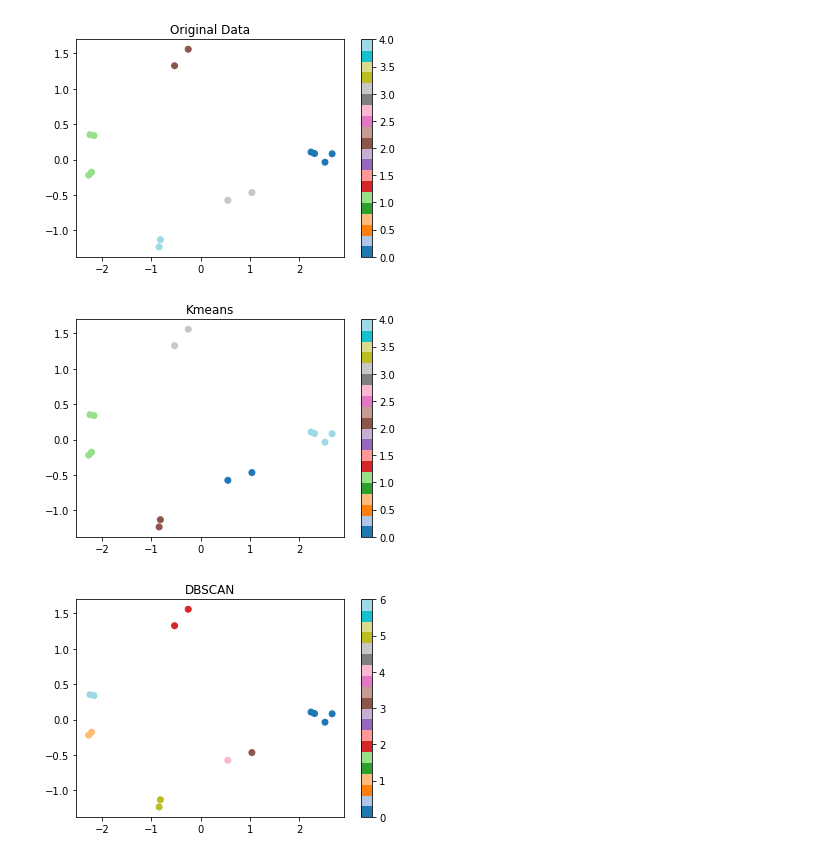
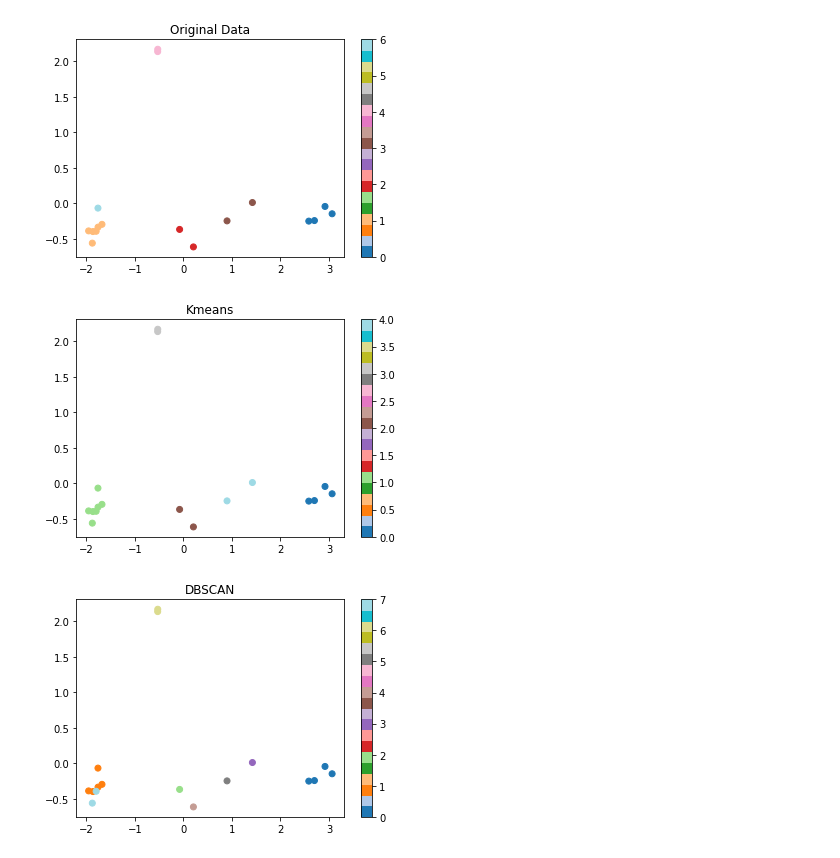
Before and after one commit to devwithpug/RandHand-Chat, a Jupyter notebook: handDetection/static_image/analysis2.ipynb, the cells around one changed output. Cells and saved outputs as stored; diff of their text form; code cells hidden in the pictures.

```diff
--- a/handDetection/static_image/analysis2.ipynb
+++ b/handDetection/static_image/analysis2.ipynb
@@ -5,8 +5,8 @@ import pandas as pd
 # csv 파일로 변경된 데이터 값 불러오기
 
 data = pd.read_csv('dataSets/mediapipe.csv')
-df = pd.DataFrame()
 column = data.columns
+data= data.iloc[:,1:]
 
 data
 # %% [output]
@@ -52,19 +52,21 @@ for c, v in zip(vector_columnList, vector_direction):
 # %%
 # 필요한 각도 계산
 
-degree_list = [[1,2], [2,3], [4,5], [5,6], [6,7], [8,9], [9,10], [10,11], [12,13], [13,14],
+degree_list1 = [[0,3],[5,9],[9,13],[13,17]]
+degree_list2 = [[1,2], [2,3], [4,5], [5,6], [6,7], [8,9], [9,10], [10,11], [12,13], [13,14],
                 [14,15], [16,17], [17,18], [18,19]]
 
 result = pd.DataFrame()
 
-for d in degree_list:
+for d in degree_list1:
+    a= vector_data[d[0]].x*vector_data[d[1]].x + vector_data[d[0]].y*vector_data[d[1]].y + vector_data[d[0]].z*vector_data[d[1]].z
+    b=((vector_data[d[0]].x**2 + vector_data[d[0]].y**2 + vector_data[d[0]].z**2)**0.5)*((vector_data[d[1]].x**2 + vector_data[d[1]].y**2 + vector_data[d[1]].z**2)**0.5)
+    result['vec'+str(d[0])+'-'+str(d[1])] = np.arccos(a/b)
+
+for d in degree_list2:
     a= -vector_data[d[0]].x*vector_data[d[1]].x -vector_data[d[0]].y*vector_data[d[1]].y - vector_data[d[0]].z*vector_data[d[1]].z
     b=((vector_data[d[0]].x**2 + vector_data[d[0]].y**2 + vector_data[d[0]].z**2)**0.5)*((vector_data[d[1]].x**2 + vector_data[d[1]].y**2 + vector_data[d[1]].z**2)**0.5)
     result['vec'+str(d[0])+'-'+str(d[1])] = np.arccos(a/b)
 
-a= vector_data[0].x*vector_data[3].x + vector_data[0].y*vector_data[3].y + vector_data[0].z*vector_data[3].z
-b=((vector_data[0].x**2 + vector_data[0].y**2 + vector_data[0].z**2)**0.5)*((vector_data[3].x**2 + vector_data[3].y**2 + vector_data[3].z**2)**0.5)
-result['vec0-3'] = np.arccos(a/b)
-
 result
 # %% [output]
@@ -97,8 +99,8 @@ import matplotlib.pyplot as plt
 from sklearn.cluster import KMeans
 from sklearn.cluster import DBSCAN
 
-thumb_true=result[result['vec0-3']*180/np.pi>=90].iloc[:,2:]
-thumb_true.iloc[:,12]=thumb_true.iloc[:,12]*2 # 엄지 손가락에 대한 가중치
+thumb_true=result[result['vec0-3']*180/np.pi>=90].iloc[:]
+thumb_true.iloc[:,0:4] *=3 # 엄지 손가락에 대한 가중치
 
 thumb_true
 # %% [output]
@@ -120,30 +125,30 @@ thumb_true
 # %%
 pca = PCA(n_components=2)
 val = pca.fit_transform(thumb_true)
 df = pd.DataFrame(val, columns=['x','y'])
 
 plt.title('Original Data')
-label = [0, 0, 1,2, 0,3,1,2,0,3,4,4,1,1]
+label = [0, 0, 1,2, 0,3,1,2,0,3,4,4,1,6,1,1,1]
 plt.scatter(df.x, df.y, c= label, cmap='tab20')
 plt.colorbar()
 plt.show()
 
 kmeans = KMeans(init='k-means++',n_clusters=5)
 predict = kmeans.fit_predict(thumb_true)
 plt.title('Kmeans')
 plt.scatter(df.x, df.y, c= predict, cmap='tab20')
 plt.colorbar()
 plt.show()
 
 dbscan = DBSCAN(min_samples=1, eps=1)
 predict2 = dbscan.fit_predict(thumb_true)
 plt.title('DBSCAN')
 plt.scatter(df.x, df.y, c= predict2, cmap='tab20')
 plt.colorbar()
 plt.show()
 
 thumb_true
 # %% [output]
-[figure, old version]
+[figure, new version]
-[figure, old version]
+[figure, new version]
-[figure, old version]
+[figure, new version]
```
Also changed, not shown: parts of 6 cells of this notebook, 2 other files.
